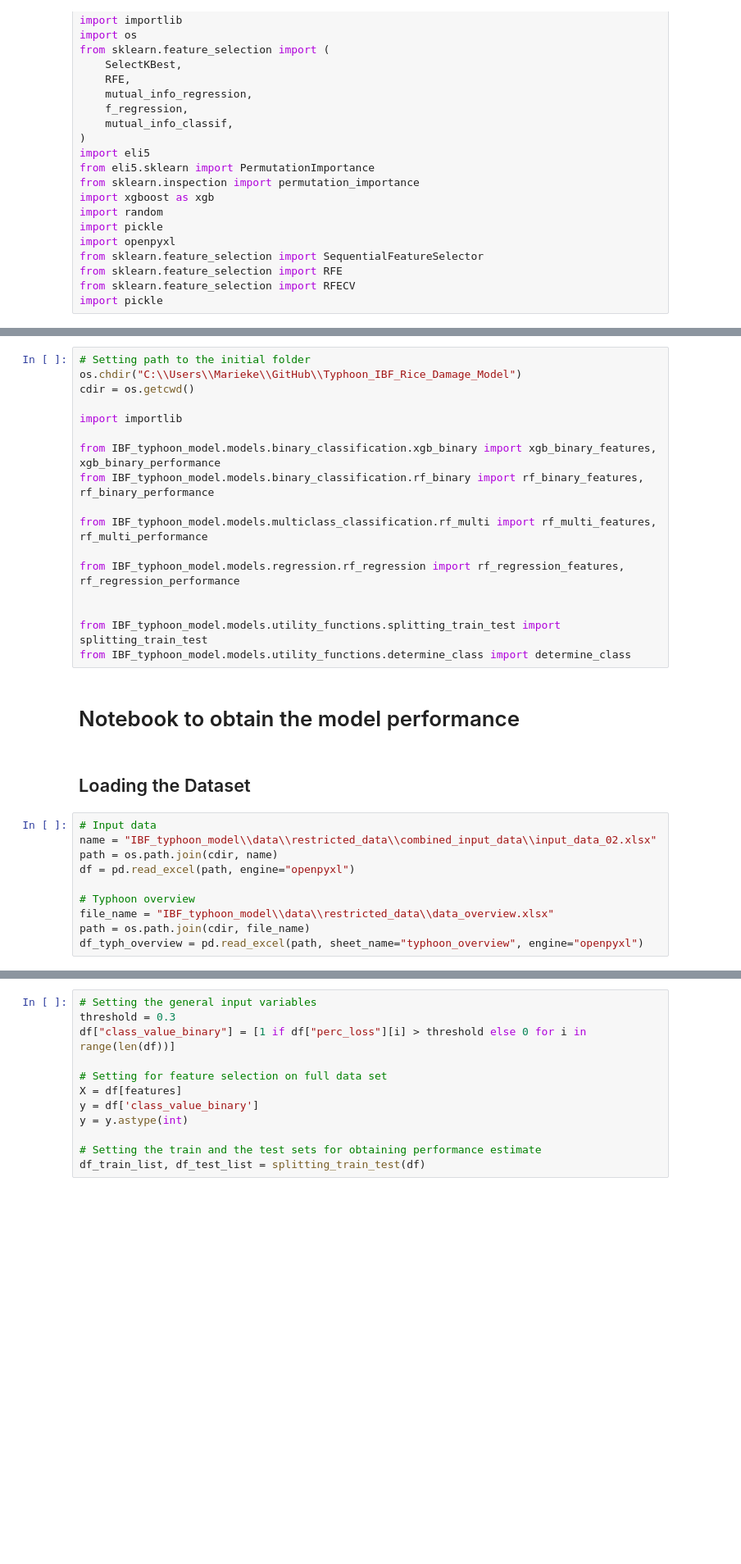
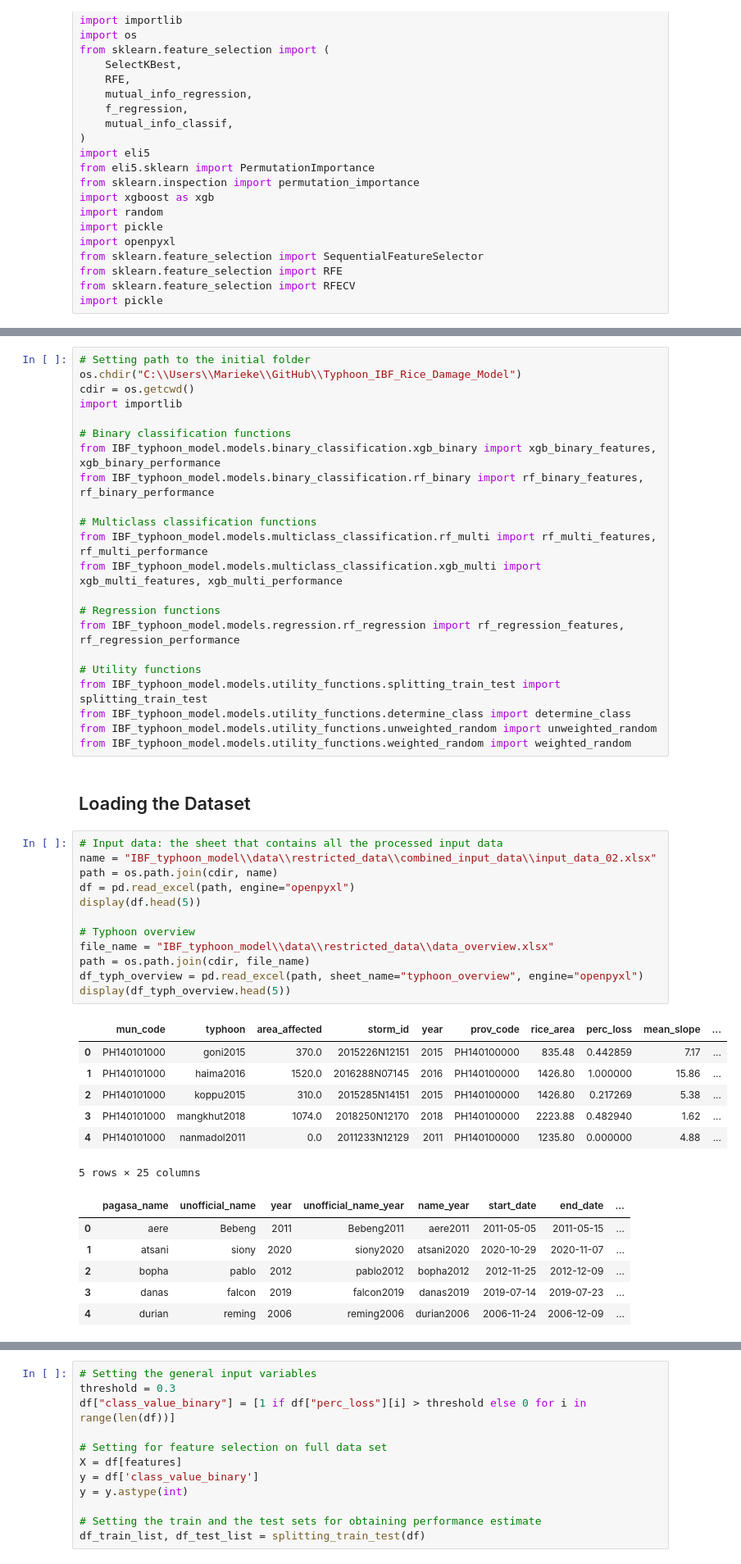
Before and after one commit to rodekruis/Typhoon_IBF_Rice_Damage_Model, a Jupyter notebook: IBF_typhoon_model/models/model_results.ipynb, the cells around one changed output, grey strips where cells are left out. Shown at 82% size. Drawn from its saved outputs; the diff is of its cells as text; blank space fills up the shorter version.

Commit message:
updated model results notebook and functions

```diff
--- a/IBF_typhoon_model/models/model_results.ipynb
+++ b/IBF_typhoon_model/models/model_results.ipynb
@@ -70,31 +88,50 @@ import pickle
 # Setting path to the initial folder
 os.chdir("C:\\Users\\Marieke\\GitHub\\Typhoon_IBF_Rice_Damage_Model")
 cdir = os.getcwd()
-
 import importlib
 
+# Binary classification functions
 from IBF_typhoon_model.models.binary_classification.xgb_binary import xgb_binary_features, xgb_binary_performance
 from IBF_typhoon_model.models.binary_classification.rf_binary import rf_binary_features, rf_binary_performance
 
+# Multiclass classification functions
 from IBF_typhoon_model.models.multiclass_classification.rf_multi import rf_multi_features, rf_multi_performance
+from IBF_typhoon_model.models.multiclass_classification.xgb_multi import xgb_multi_features, xgb_multi_performance
 
+# Regression functions
 from IBF_typhoon_model.models.regression.rf_regression import rf_regression_features, rf_regression_performance
 
-
+# Utility functions
 from IBF_typhoon_model.models.utility_functions.splitting_train_test import splitting_train_test
 from IBF_typhoon_model.models.utility_functions.determine_class import determine_class
+from IBF_typhoon_model.models.utility_functions.unweighted_random import unweighted_random
+from IBF_typhoon_model.models.utility_functions.weighted_random import weighted_random
-# %% [markdown]
-# Notebook to obtain the model performance
 # %% [markdown]
 ## Loading the Dataset
 # %%
-# Input data
+# Input data: the sheet that contains all the processed input data
 name = "IBF_typhoon_model\\data\\restricted_data\\combined_input_data\\input_data_02.xlsx"
 path = os.path.join(cdir, name)
 df = pd.read_excel(path, engine="openpyxl")
+display(df.head(5))
 
 # Typhoon overview
 file_name = "IBF_typhoon_model\\data\\restricted_data\\data_overview.xlsx"
 path = os.path.join(cdir, file_name)
 df_typh_overview = pd.read_excel(path, sheet_name="typhoon_overview", engine="openpyxl")
+display(df_typh_overview.head(5))
+# %% [output]
+|  | mun_code | typhoon | area_affected | storm_id | year | prov_code | rice_area | perc_loss | mean_slope | ... |
+| 0 | PH140101000 | goni2015 | 370.0 | 2015226N12151 | 2015 | PH140100000 | 835.48 | 0.442859 | 7.17 | ... |
+| 1 | PH140101000 | haima2016 | 1520.0 | 2016288N07145 | 2016 | PH140100000 | 1426.80 | 1.000000 | 15.86 | ... |
+| 2 | PH140101000 | koppu2015 | 310.0 | 2015285N14151 | 2015 | PH140100000 | 1426.80 | 0.217269 | 5.38 | ... |
+| 3 | PH140101000 | mangkhut2018 | 1074.0 | 2018250N12170 | 2018 | PH140100000 | 2223.88 | 0.482940 | 1.62 | ... |
+| 4 | PH140101000 | nanmadol2011 | 0.0 | 2011233N12129 | 2011 | PH140100000 | 1235.80 | 0.000000 | 4.88 | ... |
+5 rows × 25 columns
+|  | pagasa_name | unofficial_name | year | unofficial_name_year | name_year | start_date | end_date | ... |
+| 0 | aere | Bebeng | 2011 | Bebeng2011 | aere2011 | 2011-05-05 | 2011-05-15 | ... |
+| 1 | atsani | siony | 2020 | siony2020 | atsani2020 | 2020-10-29 | 2020-11-07 | ... |
+| 2 | bopha | pablo | 2012 | pablo2012 | bopha2012 | 2012-11-25 | 2012-12-09 | ... |
+| 3 | danas | falcon | 2019 | falcon2019 | danas2019 | 2019-07-14 | 2019-07-23 | ... |
+| 4 | durian | reming | 2006 | reming2006 | durian2006 | 2006-11-24 | 2006-12-09 | ... |
 # %%
```
Also changed, not shown: parts of 82 cells of this notebook, 8 other files.
